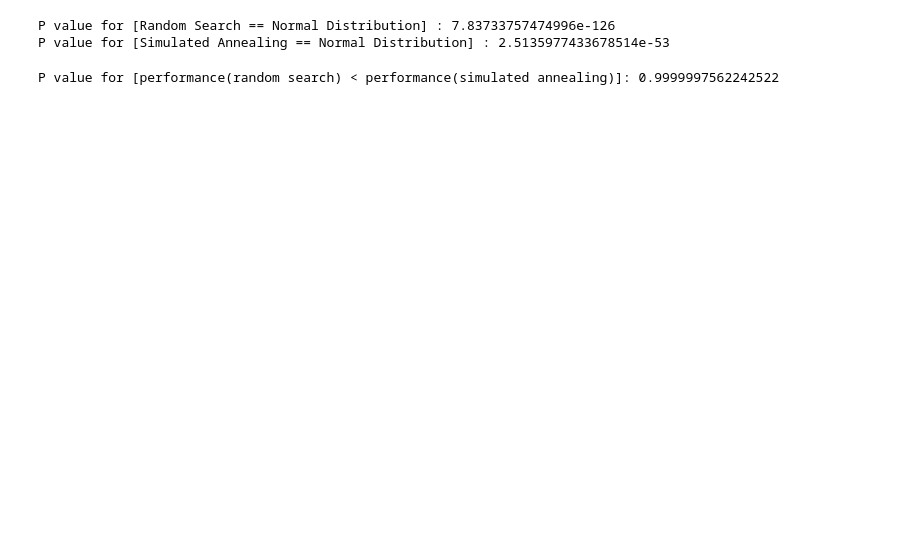
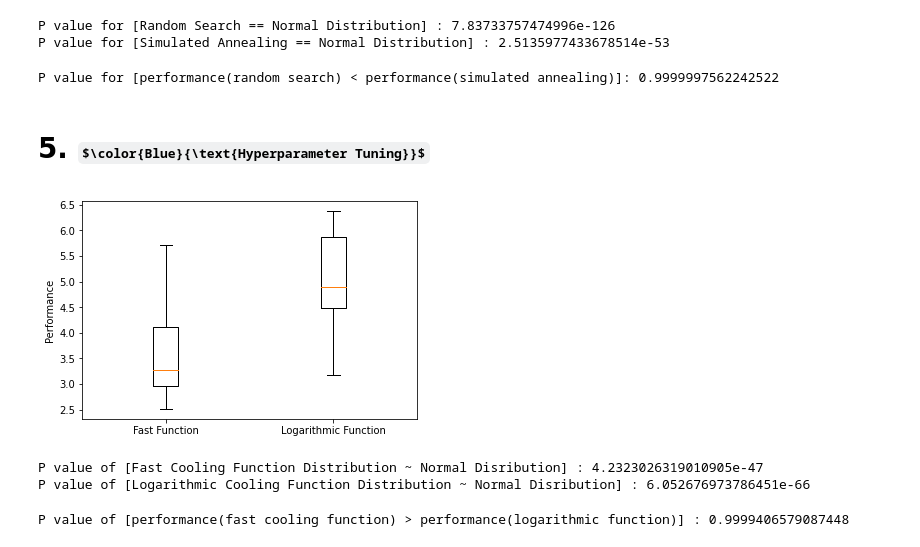
Before and after one commit to deshanchathusanka/optimisation, a Jupyter notebook: optimizer_development.ipynb, the cells around one changed output. Cells and saved outputs as stored; diff of their text form; code cells hidden in the pictures; some formulas as TeX source; blank space fills up the shorter version.

```diff
--- a/optimizer_development.ipynb
+++ b/optimizer_development.ipynb
@@ -409 +412,4 @@ plt.show()
+# %%
+def log_cf(ti, k):
+  return ti*(np.log(2)/np.log(k+1))
 # %%
@@ -504,3 +510,37 @@ mw_test = stats.mannwhitneyu(rs_dist, sa_dist, alternative = 'less') # null hypo
 print(f'P value for [performance(random search) < performance(simulated annealing)]: {mw_test.pvalue}')
 # %% [output]
 P value for [performance(random search) < performance(simulated annealing)]: 0.9999997562242522
+# %% [markdown]
+# 5. $\color{Blue}{\text{Hyperparameter Tuning}}$
+# %%
+candidate_cooling_fn = [fast_cf, log_cf]
+performences = []
+
+for cooling_fn in candidate_cooling_fn:
+  simulated_annealing_results = np.array([simulated_annealing(n_samples, lb, ub, cooling_fn) for i in range(n_repeat)])
+  performences.append(simulated_annealing_results[:, -1])
+# %%
+plt.figure()
+plt.boxplot(performences)
+plt.xticks([1, 2], ['Fast Function', 'Logarithmic Function'])
+plt.ylabel('Performance')
+plt.show()
+# %% [output]
+[figure, added]
+# %%
+fast_cf_dist = performences[0].astype(float)
+log_cf_dist = performences[1].astype(float)
+
+fast_cf_kstest = kstest(fast_cf_dist, stats.norm.cdf)
+log_cf_kstest = kstest(log_cf_dist, stats.norm.cdf)
+
+print(f'P value of [Fast Cooling Function Distribution ~ Normal Disribution] : {fast_cf_kstest.pvalue}')
+print(f'P value of [Logarithmic Cooling Function Distribution ~ Normal Disribution] : {log_cf_kstest.pvalue}')
+# %% [output]
+P value of [Fast Cooling Function Distribution ~ Normal Disribution] : 4.2323026319010905e-47
+P value of [Logarithmic Cooling Function Distribution ~ Normal Disribution] : 6.052676973786451e-66
+# %%
+cf_mw_test = stats.mannwhitneyu(fast_cf_dist, log_cf_dist, alternative = 'greater')
+print(f'P value of [performance(fast cooling function) > performance(logarithmic function)] : {cf_mw_test.pvalue}')
+# %% [output]
+P value of [performance(fast cooling function) > performance(logarithmic function)] : 0.9999406579087448
```
Also changed, not shown: parts of 5 cells of this notebook.
